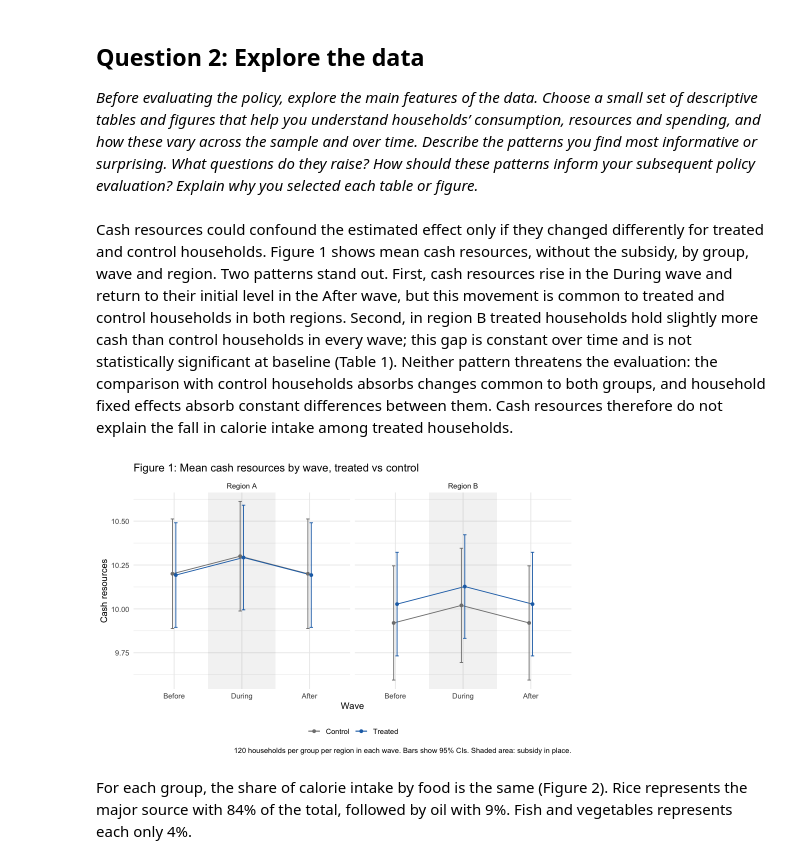
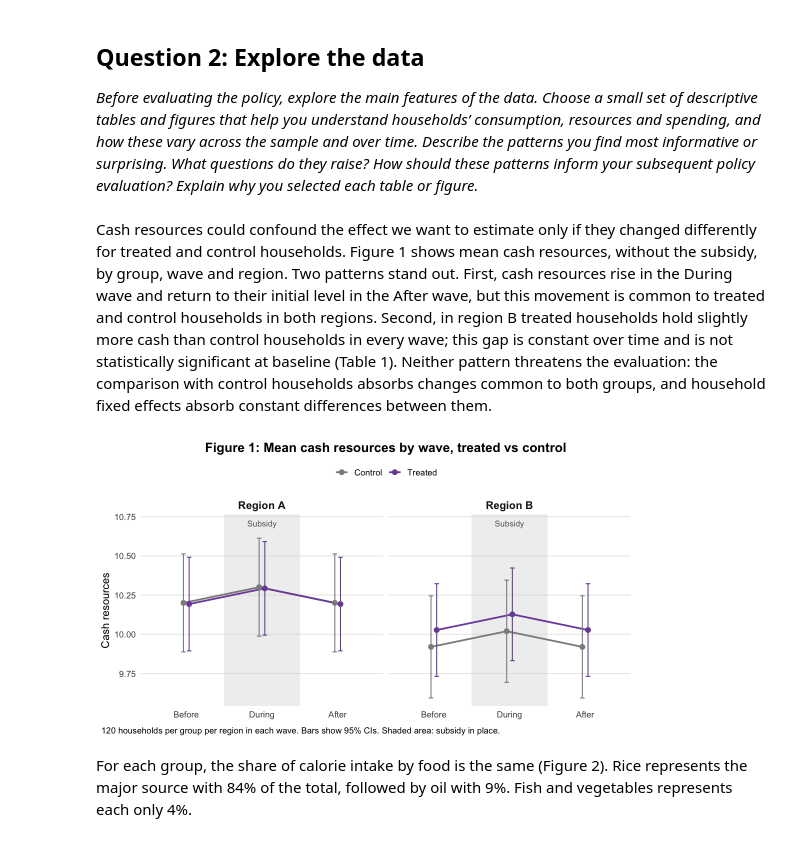
Before and after one commit to drishtikhemlani2306/pau_milan_assignment_1, a Jupyter notebook: assignment1_notebook.ipynb, the cells around one changed output. Drawn from its saved outputs; the diff is of its cells as text; code cells hidden in the pictures.

Commit message:
more graphs and tables

```diff
--- a/assignment1_notebook.ipynb
+++ b/assignment1_notebook.ipynb
@@ -146,36 +157,67 @@ The outcome is household calorie intake as measured by kcal per person per day,
 ## Question 2: Explore the data
 *Before evaluating the policy, explore the main features of the data. Choose a small set of descriptive tables and figures that help you understand households’ consumption, resources and spending, and how these vary across the sample and over time. Describe the patterns you find most informative or surprising. What questions do they raise? How should these patterns inform your subsequent policy evaluation? Explain why you selected each table or figure.*
 # %% [markdown]
-Cash resources could confound the estimated effect only if they changed differently for treated and control households. Figure 1 shows mean cash resources, without the subsidy, by group, wave and region. Two patterns stand out. First, cash resources rise in the During wave and return to their initial level in the After wave, but this movement is common to treated and control households in both regions. Second, in region B treated households hold slightly more cash than control households in every wave; this gap is constant over time and is not statistically significant at baseline (Table 1). Neither pattern threatens the evaluation: the comparison with control households absorbs changes common to both groups, and household fixed effects absorb constant differences between them. Cash resources therefore do not explain the fall in calorie intake among treated households.
+Cash resources could confound the effect we want to estimate only if they changed differently for treated and control households. Figure 1 shows mean cash resources, without the subsidy, by group, wave and region. Two patterns stand out. First, cash resources rise in the During wave and return to their initial level in the After wave, but this movement is common to treated and control households in both regions. Second, in region B treated households hold slightly more cash than control households in every wave; this gap is constant over time and is not statistically significant at baseline (Table 1). Neither pattern threatens the evaluation: the comparison with control households absorbs changes common to both groups, and household fixed effects absorb constant differences between them.
 # %%
-dodge <- position_dodge(0.1)
+# Plot settings: spacing between groups and figure size
+dodge <- position_dodge(0.15)
+options(repr.plot.width = 9, repr.plot.height = 5)
 
-options(repr.plot.width = 8, repr.plot.height = 5)
-
+# Data: one row per household-wave, then mean and SE of cash resources
+# by region, wave and group. "Region A"/"Region B" labels are created here.
 raw_data |>
   filter(food == "rice") |>
   mutate(wave  = factor(wave, levels = c("Before", "During", "After")),
          group = if_else(treated == 1, "Treated", "Control"),
          region = paste("Region", region)) |>
   group_by(region, wave, group) |>
   summarise(mean = mean(cash_resources),
             se = sd(cash_resources) / sqrt(n()),
             .groups = "drop") |>
+
+  # Axes: wave on x, mean on y, one line per group
   ggplot(aes(wave, mean, colour = group, group = group)) +
-  annotate("rect", xmin = 1.5, xmax = 2.5, ymin = -Inf, ymax = Inf, alpha = 0.08) +
-  geom_line(position = dodge) +
-  geom_point(position = dodge) +
+
+  # Shaded area and label for the During wave (subsidy in place)
+  annotate("rect", xmin = 1.5, xmax = 2.5, ymin = -Inf,
+           ymax = Inf, fill = "grey85", alpha = 0.4) +
+  annotate("text", x = 2, y = Inf, label = "Subsidy",
+           vjust = 2, colour = "grey40", size = 3.5) +
+
+  # Means with 95% confidence intervals
+  geom_line(position = dodge, linewidth = 1) +
+  geom_point(position = dodge, size = 2.5) +
   geom_errorbar(aes(ymin = mean - 1.96 * se, ymax = mean + 1.96 * se),
-                width = 0.1, position = dodge) +
+                width = 0.12, position = dodge) +
+
+  # One panel per region; panel titles come from the region column
   facet_wrap(~ region) +
-  scale_colour_manual(values = c(Control = "grey50", Treated = "#1f6fb4")) +
+
+  # Scales: discrete x axis and group colours
+  scale_x_discrete() +
+  # expand = option to define extra space
+  # expansion(mult = ...) indicates the space is measured as proportion of the range of the data. # nolint: line_length_linter.
+  # mult comes from 'multiplicative'
+  # Proportion of extra space below and above: c(0.05, 0.15)
+  scale_y_continuous(expand = expansion(mult = c(0.05, 0.15))) +
+  scale_colour_manual(values = c(Control = "grey55", Treated = "#7b4fa6")) +
+
+  # Titles and notes
   labs(title = "Figure 1: Mean cash resources by wave, treated vs control",
-       x = "Wave", y = "Cash resources", colour = NULL,
+       x = NULL, y = "Cash resources", colour = NULL,
        caption = "120 households per group per region in each wave. Bars show 95% CIs. Shaded area: subsidy in place.") +
-  theme_minimal() +
-  theme(legend.position = "bottom")
+
+  # Visual style: legend on top, light grid, bold panel and plot titles, caption on the left
+  theme_minimal(base_size = 13) +
+  theme(legend.position = "top",
+        panel.grid.minor = element_blank(),
+        panel.grid.major.x = element_blank(),
+        strip.text = element_text(face = "bold", size = 13),
+        plot.title = element_text(face = "bold", hjust = 0.5),
+        plot.caption = element_text(hjust = 0, vjust = -1),
+        plot.caption.position = "plot")
 # %% [output]
-[figure, old version]
+[figure, new version]
 # %% [markdown]
 For each group, the share of calorie intake by food is the same (Figure 2). Rice represents the major source with 84% of the total, followed by oil with 9%. Fish and vegetables represents each only 4%.
 # %%
```
Also changed, not shown: parts of 15 cells of this notebook.
